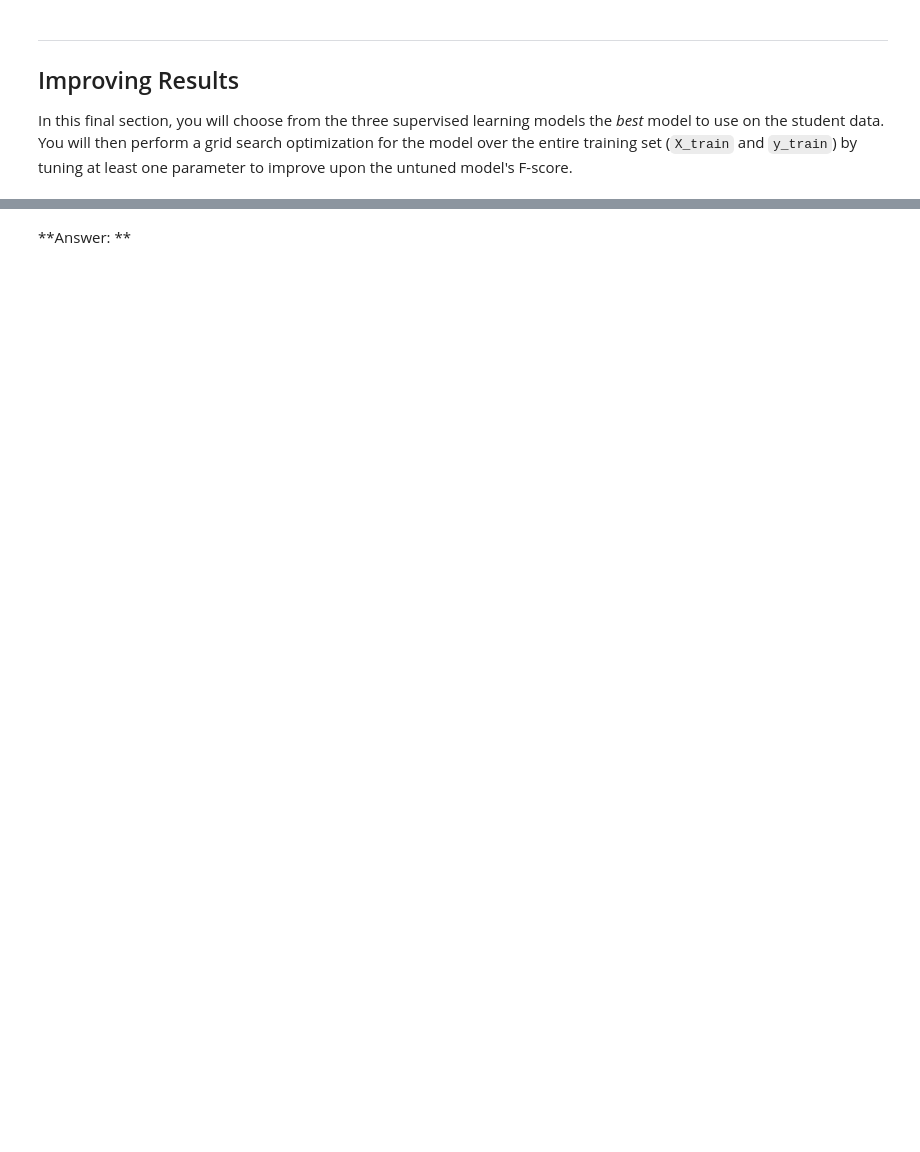
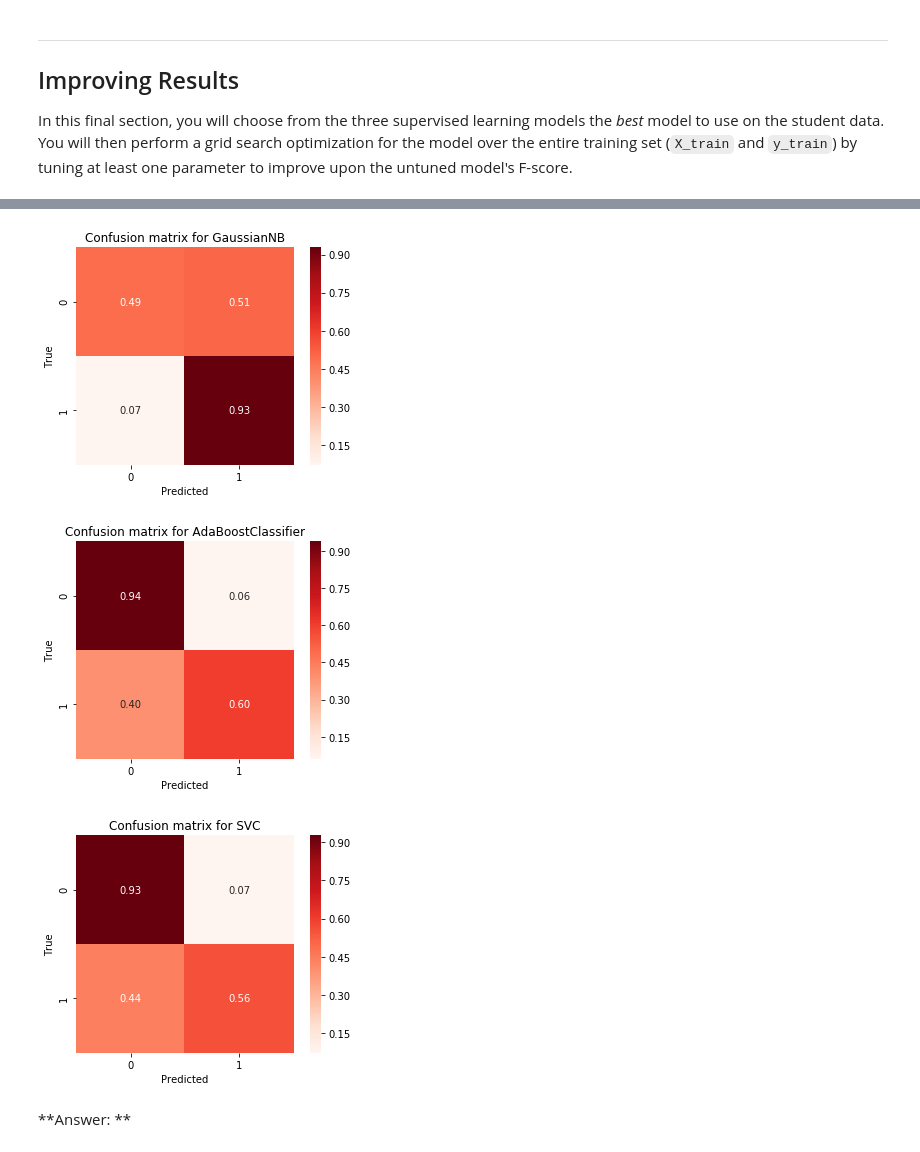
Before and after one commit to aptroost/finding-donors-for-charityml, a Jupyter notebook: finding-donors-for-charityml.ipynb, the cells around one changed output, grey strips where cells are left out. Cells and saved outputs as stored; diff of their text form; code cells hidden in the pictures; blank space fills up the shorter version.

Commit message:
commit of result

```diff
--- a/finding-donors-for-charityml.ipynb
+++ b/finding-donors-for-charityml.ipynb
@@ -482,19 +482,22 @@ In the code cell, you will need to implement the following:
 **Note:** Depending on which algorithms you chose, the following implementation may take some time to run!
 # %%
 # TODO: Import the three supervised learning models from sklearn
+from sklearn.naive_bayes import GaussianNB
+from sklearn.ensemble import AdaBoostClassifier
+from sklearn.svm import SVC
 
 # TODO: Initialize the three models
-clf_A = None
-clf_B = None
-clf_C = None
+clf_A = GaussianNB()
+clf_B = AdaBoostClassifier(random_state = 0)
+clf_C = SVC(random_state = 1)
 
 # TODO: Calculate the number of samples for 1%, 10%, and 100% of the training data
 # HINT: samples_100 is the entire training set i.e. len(y_train)
 # HINT: samples_10 is 10% of samples_100 (ensure to set the count of the values to be `int` and not `float`)
 # HINT: samples_1 is 1% of samples_100 (ensure to set the count of the values to be `int` and not `float`)
-samples_100 = None
-samples_10 = None
-samples_1 = None
+samples_100 = len(X_train)
+samples_10  = int(len(X_train) / 10)
+samples_1   = int(len(X_train) / 100)
 
 # Collect results on the learners
 results = {}
@@ -504,6 +507,3 @@ for clf in [clf_A, clf_B, clf_C]:
     for i, samples in enumerate([samples_1, samples_10, samples_100]):
         results[clf_name][i] = \
         train_predict(clf, samples, X_train, y_train, X_test, y_test)
-
-# Run metrics visualization for the three supervised learning models chosen
-vs.evaluate(results, accuracy, fscore)
@@ -524,2 +561,26 @@ Look at the graph at the bottom left from the cell above(the visualization creat
+# %%
+from sklearn.metrics import confusion_matrix
+
+for img, model in enumerate([clf_A,
+                             clf_B,
+                             clf_C]):
+    conf_matr = confusion_matrix(y_test,
+                                 model.predict(X_test))
+    conf_matr = conf_matr.astype('float') / conf_matr.sum(axis = 1)[:, np.newaxis]
+
+    plt.figure(img)
+    sns.heatmap(conf_matr,
+                annot = True,
+                annot_kws = {"size": 10},
+                square = True,
+                cmap = 'Reds',
+                fmt = '.2f')
+    plt.title('Confusion matrix for {}'.format(model.__class__.__name__));
+    plt.xlabel('Predicted')
+    plt.ylabel('True')
+# %% [output]
+[figure, added]
+[figure, added]
+[figure, added]
 # %% [markdown]
 **Answer: **
```
Also changed, not shown: parts of 18 cells of this notebook, 1 other file.
